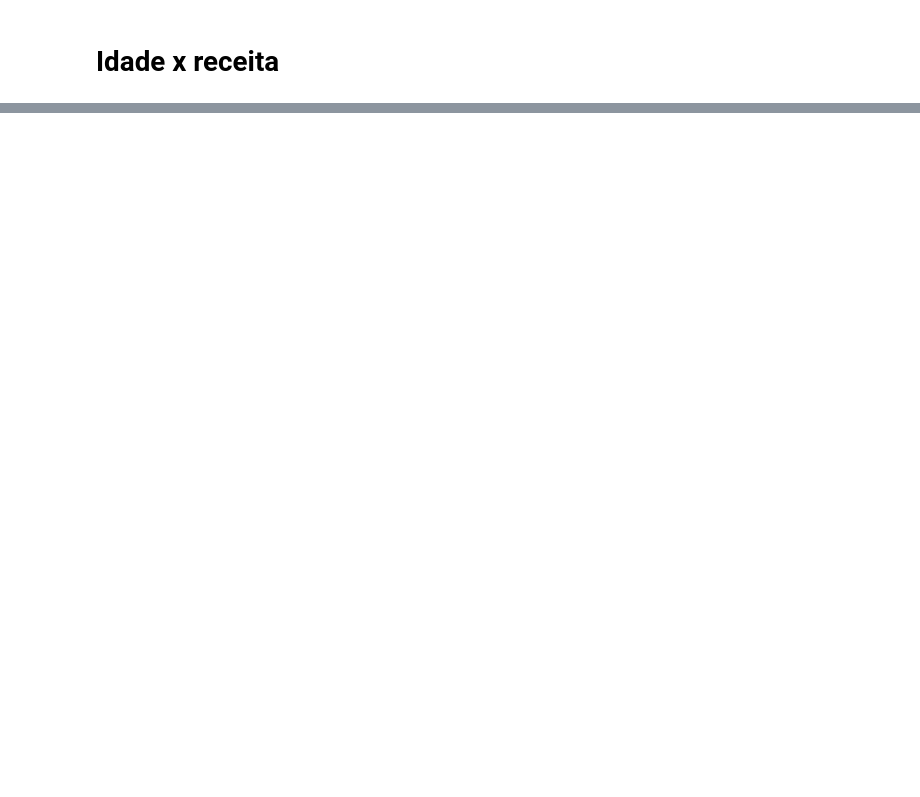
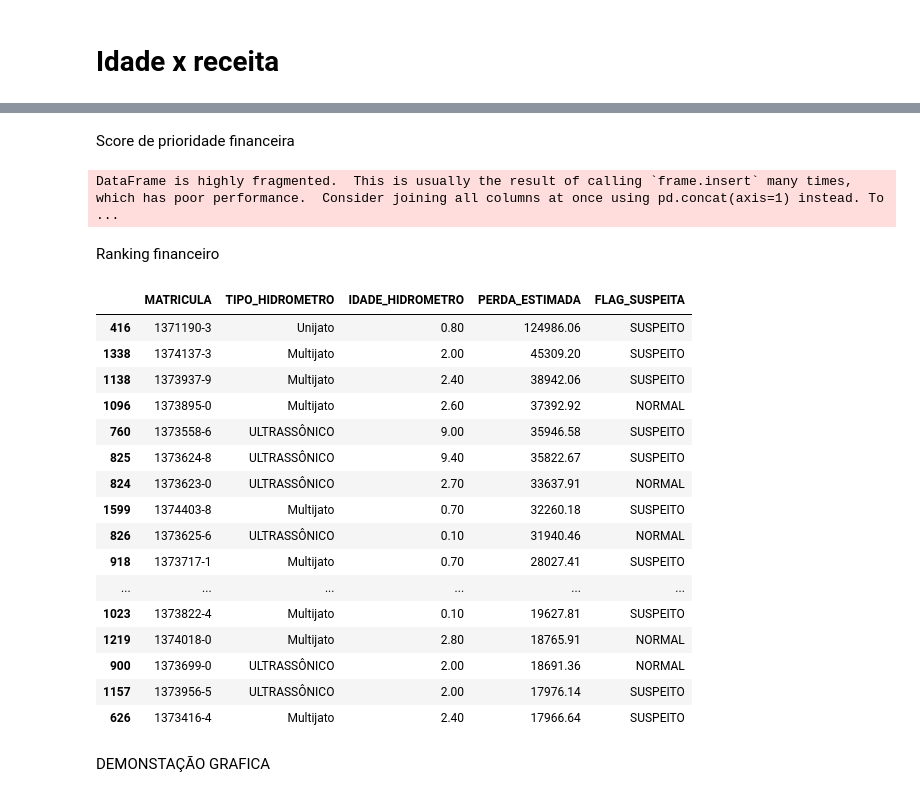
Before and after one commit to elissouza2023/sistema_agua_saneamento, a Jupyter notebook: notebooks/dados_sistema_saneamento.ipynb, the cells around one changed output, grey strips where cells are left out. Drawn from its saved outputs; the diff is of its cells as text; code cells hidden in the pictures; blank space fills up the shorter version.

```diff
--- a/notebooks/dados_sistema_saneamento.ipynb
+++ b/notebooks/dados_sistema_saneamento.ipynb
@@ -328,0 +357,7 @@ px.scatter(
+# %%
+# RECEITA POTENCIAL
+
+df['RECEITA_POTENCIAL'] = (
+    df['CONSUMO_ACUMULADO'] *
+    tarifa_media
+)
@@ -328,0 +368,7 @@ px.scatter(
+# %%
+# PERDA ESTIMADA
+
+df['PERDA_ESTIMADA'] = (
+    df['RECEITA_POTENCIAL'] -
+    df['RECEITA_ACUMULADA']
+)
@@ -328,0 +405,54 @@ px.scatter(
+# %% [markdown]
+Score de prioridade financeira
+# %%
+# SCORE DE PRIORIDADE PARA IDENTIFICAR MAIOR PERDA E HIDROMETROS MAIS ANTIGOS PARA TROCA, FISCALIZAÇÃO E INSPEÇÃO
+
+df['SCORE_PRIORIDADE'] = (
+    (
+        df['PERDA_ESTIMADA']
+        .clip(lower=0)
+    ) *
+    (
+        df['IDADE_HIDROMETRO']
+        .fillna(0)
+    )
+)
+# %% [output]
+DataFrame is highly fragmented.  This is usually the result of calling `frame.insert` many times, which has poor performance.  Consider joining all columns at once using pd.concat(axis=1) instead. To  ...
+# %% [markdown]
+Ranking financeiro
+# %%
+top_perdas = df.nlargest(
+    20,
+    'PERDA_ESTIMADA'
+)[
+    [
+        'MATRICULA',
+        'TIPO_HIDROMETRO',
+        'IDADE_HIDROMETRO',
+        'PERDA_ESTIMADA',
+        'FLAG_SUSPEITA'
+    ]
+]
+
+top_perdas
+# %% [output]
+|  | MATRICULA | TIPO_HIDROMETRO | IDADE_HIDROMETRO | PERDA_ESTIMADA | FLAG_SUSPEITA |
+| 416 | 1371190-3 | Unijato | 0.80 | 124986.06 | SUSPEITO |
+| 1338 | 1374137-3 | Multijato | 2.00 | 45309.20 | SUSPEITO |
+| 1138 | 1373937-9 | Multijato | 2.40 | 38942.06 | SUSPEITO |
+| 1096 | 1373895-0 | Multijato | 2.60 | 37392.92 | NORMAL |
+| 760 | 1373558-6 | ULTRASSÔNICO | 9.00 | 35946.58 | SUSPEITO |
+| 825 | 1373624-8 | ULTRASSÔNICO | 9.40 | 35822.67 | SUSPEITO |
+| 824 | 1373623-0 | ULTRASSÔNICO | 2.70 | 33637.91 | NORMAL |
+| 1599 | 1374403-8 | Multijato | 0.70 | 32260.18 | SUSPEITO |
+| 826 | 1373625-6 | ULTRASSÔNICO | 0.10 | 31940.46 | NORMAL |
+| 918 | 1373717-1 | Multijato | 0.70 | 28027.41 | SUSPEITO |
+| ... | ... | ... | ... | ... | ... |
+| 1023 | 1373822-4 | Multijato | 0.10 | 19627.81 | SUSPEITO |
+| 1219 | 1374018-0 | Multijato | 2.80 | 18765.91 | NORMAL |
+| 900 | 1373699-0 | ULTRASSÔNICO | 2.00 | 18691.36 | NORMAL |
+| 1157 | 1373956-5 | ULTRASSÔNICO | 2.00 | 17976.14 | SUSPEITO |
+| 626 | 1373416-4 | Multijato | 2.40 | 17966.64 | SUSPEITO |
+# %% [markdown]
+DEMONSTAÇÃO GRAFICA
```
Also changed, not shown: parts of 20 cells of this notebook.
